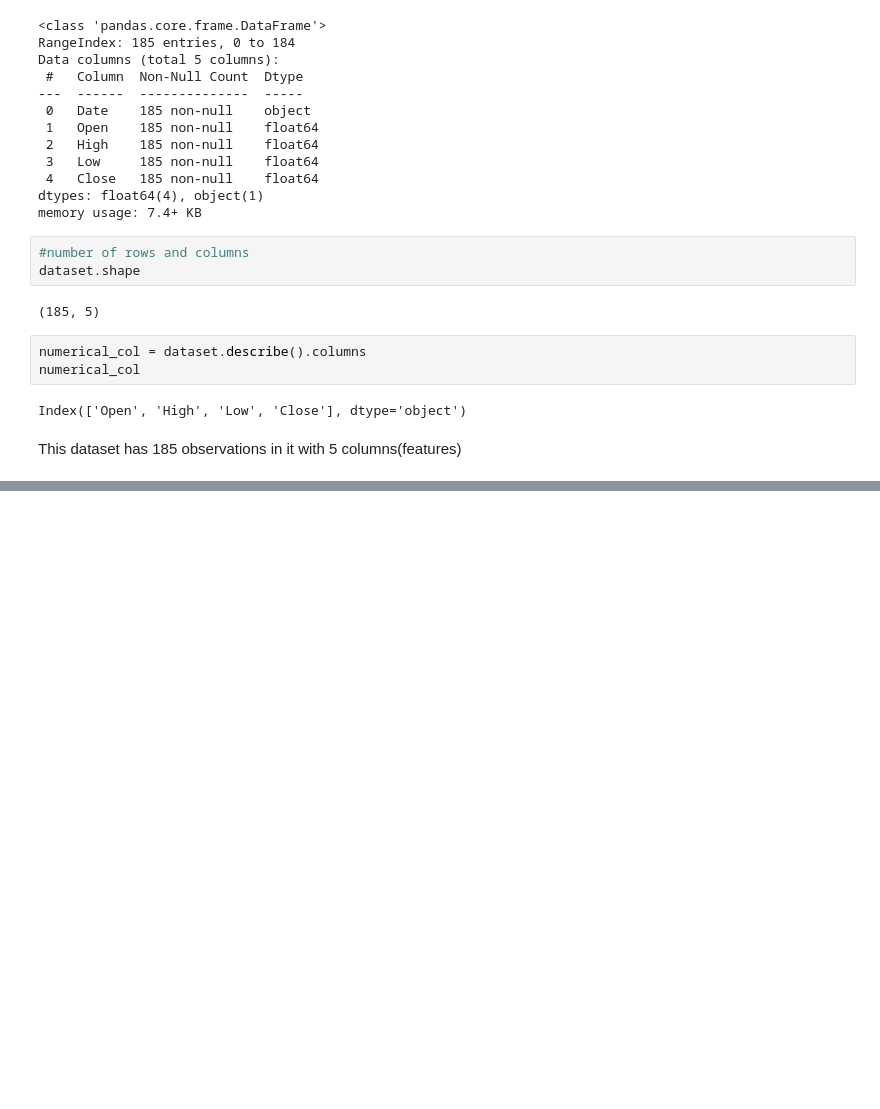
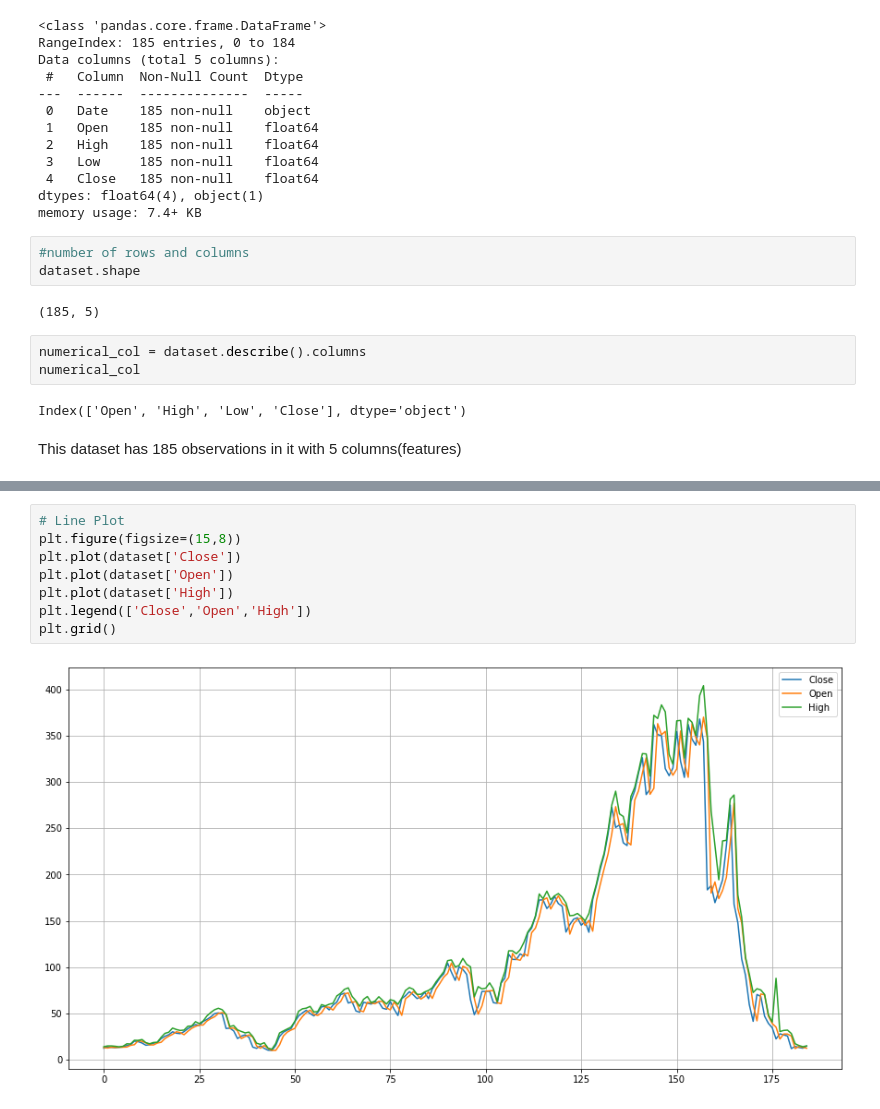
Before and after one commit to Avinash-Saudagar/Yes-Bank-Stock-Price-Prediction, a Jupyter notebook: Yes_bank_Stock_Price_Prediction.ipynb, the cells around one changed output, grey strips where cells are left out. Saved outputs shown, nothing was run; the diff lists cells and outputs as text; blank space fills up the shorter version.

```diff
--- a/Yes_bank_Stock_Price_Prediction.ipynb
+++ b/Yes_bank_Stock_Price_Prediction.ipynb
@@ -97,0 +169,10 @@ This dataset has 185 observations in it with 5 columns(features)
+# %%
+# Line Plot
+plt.figure(figsize=(15,8))
+plt.plot(dataset['Close'])
+plt.plot(dataset['Open'])
+plt.plot(dataset['High'])
+plt.legend(['Close','Open','High'])
+plt.grid()
+# %% [output]
+[figure, added]
```
Also changed, not shown: parts of 19 cells of this notebook.
